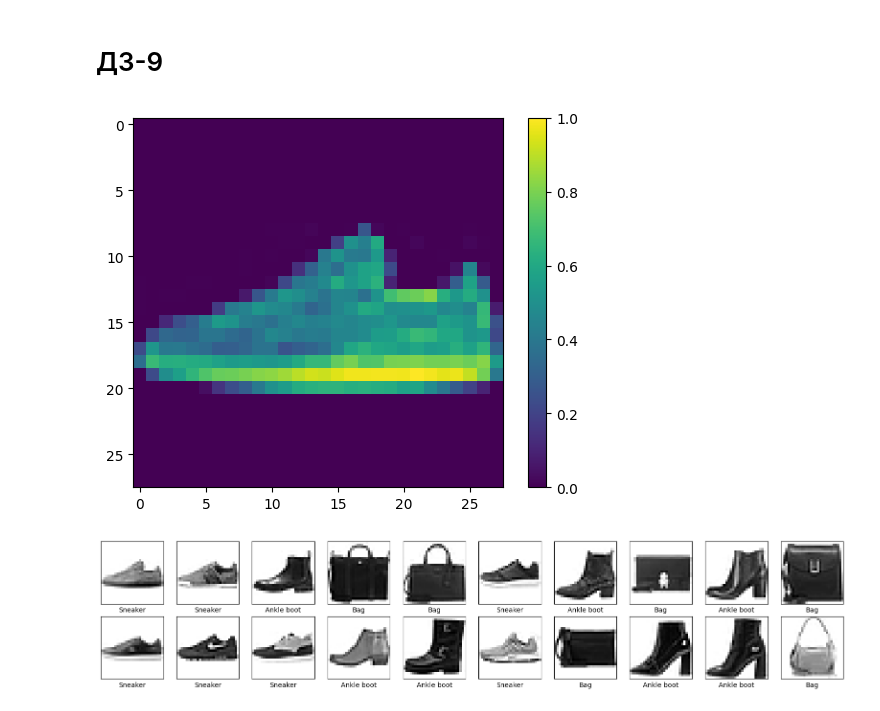
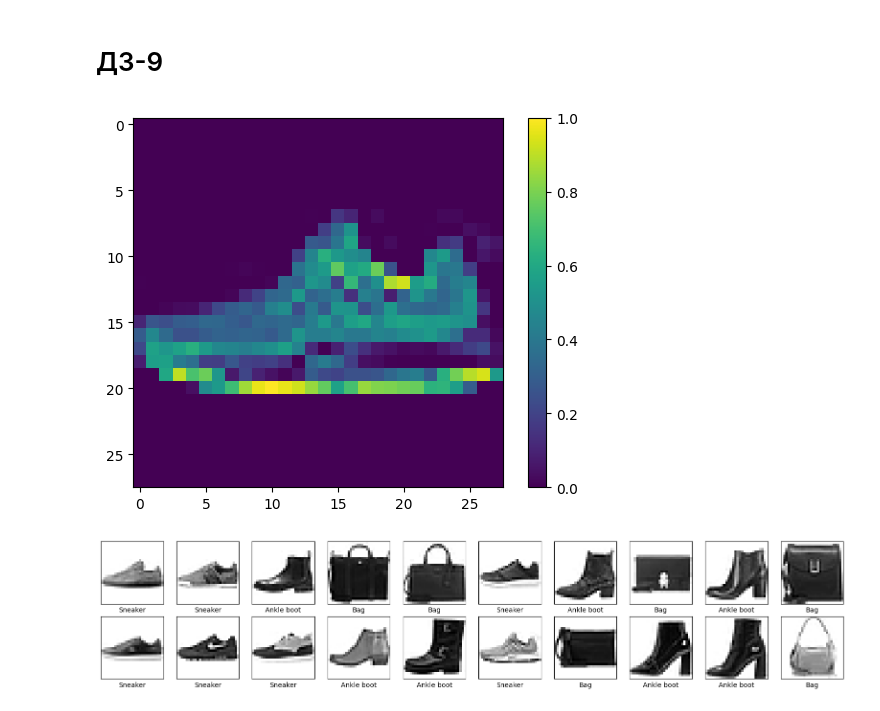
Before and after one commit to RostislavB74/NN_HW9, a Jupyter notebook: GoIT_HW_9.ipynb, the cells around one changed output. Cells and saved outputs as stored; diff of their text form; code cells hidden in the pictures.

```diff
--- a/GoIT_HW_9.ipynb
+++ b/GoIT_HW_9.ipynb
@@ -224,3 +204,8 @@ y_train_comb_1, y_test_comb_1 = y_train_comb, y_test_comb
+# %%
+x_train_comb_normalized = x_train_comb / 255.0
+x_test_normalized = x_test / 255.0
+# x_train_1, x_test_1 = x_train / 255., x_test / 255.
+# y_train_1, y_test_1 = y_train, y_test
 # %% [markdown]
 # ДЗ-9
 # %%
@@ -230,10 +215,10 @@ train_data = train_data.repeat().shuffle(5000).batch(batch_size).prefetch(1)
 # %%
 plt.figure()
-plt.imshow(x_train_comb_1[0])
+plt.imshow(x_train_comb_normalized[15])
 plt.colorbar()
 plt.grid(False)
 # %% [output]
-[figure, old version]
+[figure, new version]
 # %%
 plt.figure(figsize=(20,20))
 for i in range(20):
```
Also changed, not shown: parts of 30 cells of this notebook.
